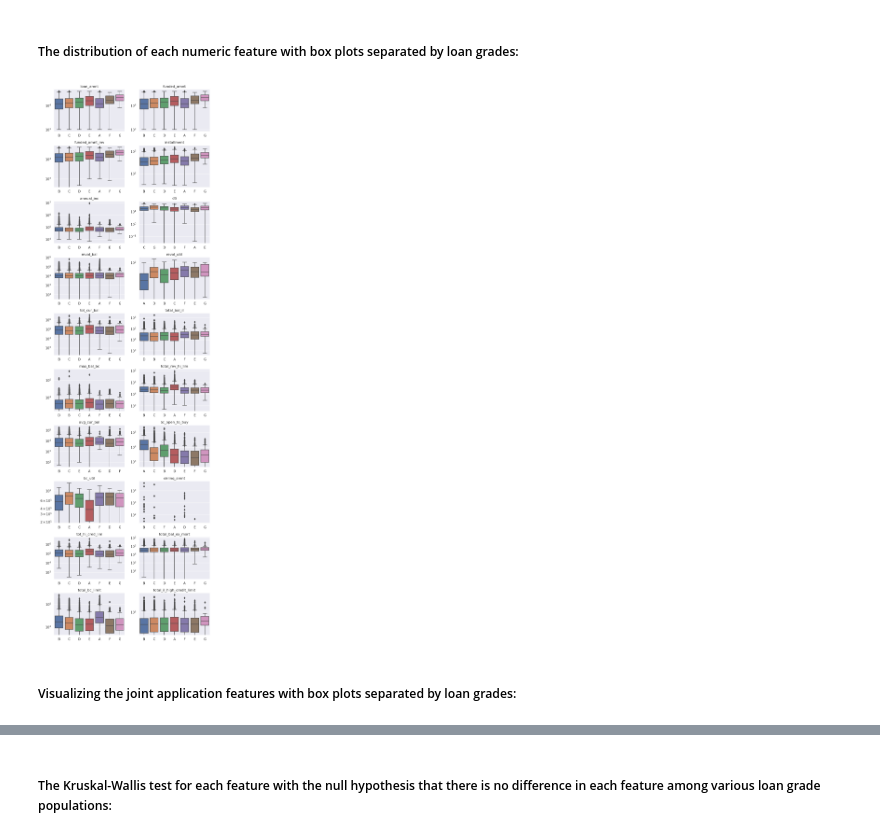
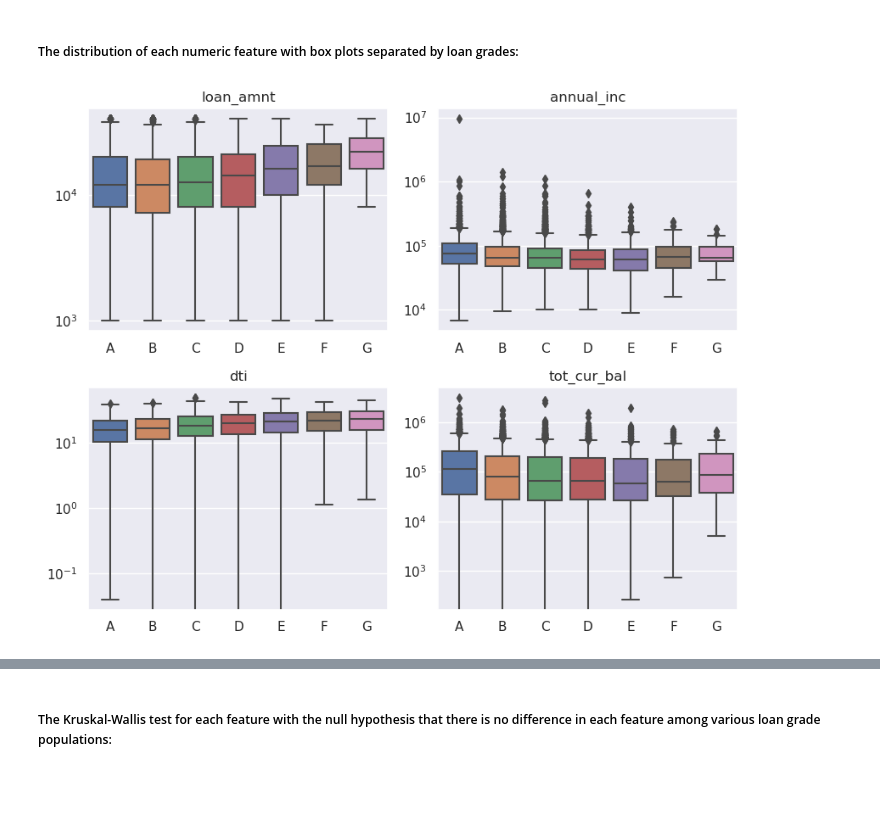
Before and after one commit to gediminas-skvarnavicius/lending-club, a Jupyter notebook: EDA.ipynb, the cells around one changed output, grey strips where cells are left out. Drawn from its saved outputs; the diff is of its cells as text; code cells hidden in the pictures; blank space fills up the shorter version.

```diff
--- a/EDA.ipynb
+++ b/EDA.ipynb
@@ -712,0 +721,34 @@ The subgrades are distributed in a similar fashion, but due to the number of cla
+# %%
+fig_int_grade, ax_int_grade = plt.subplots(figsize=BASE_FIG_SIZE)
+ax_int = ax_int_grade.twinx()
+grade_by_month = (
+    pl.DataFrame(
+        {
+            "grade": data_accepted_single["grade"].map_dict(dmf.grade_mapping),
+            "date": data_accepted_single["issue_d"],
+        }
+    )
+    .sort("date")
+    .group_by_dynamic("date", every="1y")
+    .agg(pl.col("grade").mean())
+)
+
+intr_by_month = (
+    data_accepted_single.sort("issue_d")
+    .group_by_dynamic("issue_d", every="1y")
+    .agg(pl.col("int_rate").mean())
+)
+
+sns.lineplot(x=grade_by_month["date"], y=grade_by_month["grade"], ax=ax_int_grade,label='Grade')
+sns.lineplot(
+    x=intr_by_month["issue_d"],
+    y=intr_by_month["int_rate"],
+    ax=ax_int,
+    color=sns.color_palette()[1],
+    label='Interest Rate',
+)
+ax_int_grade.grid(False)
+ax_int.grid(False)
+ax_int.legend()
+ax_int_grade.legend(loc="upper left")
+plt.show()
@@ -744,27 +791,26 @@ shape: (9, 21)
 # %% [markdown]
 ##### The distribution of each numeric feature with box plots separated by loan grades:
 # %%
+interesting_features=['loan_amnt','annual_inc','dti','tot_cur_bal']
 fig_single_boxes, ax_single_boxes = plt.subplots(
-    10, 2, figsize=(BASE_FIG_SIZE[0], BASE_FIG_SIZE[1] * 6)
+    2, 2, figsize=(BASE_FIG_SIZE[0], BASE_FIG_SIZE[1] * 1.5)
 )
 ax_single_boxes = ax_single_boxes.flatten()
-for i, feature in enumerate(num_features_single):
+for i, feature in enumerate(interesting_features):
     sns.boxplot(
         x=data_accepted_single.select([feature, "grade"])
         .drop_nulls()
-        .sample(10000, seed=1)["grade"]
+        .sample(10000, seed=1).sort('grade')["grade"]
         .to_numpy(),
         y=data_accepted_single.select([feature, "grade"])
         .drop_nulls()
-        .sample(10000, seed=1)[feature]
+        .sample(10000, seed=1).sort('grade')[feature]
         .to_numpy(),
         ax=ax_single_boxes[i],
     )
     ax_single_boxes[i].set_title(feature)
     ax_single_boxes[i].set_yscale("log")
     plt.tight_layout()
 plt.show()
 # %% [output]
-[figure, old version]
+[figure, new version]
-# %% [markdown]
-##### Visualizing the joint application features with box plots separated by loan grades:
```
Also changed, not shown: parts of 72 cells of this notebook, 2 other files.
